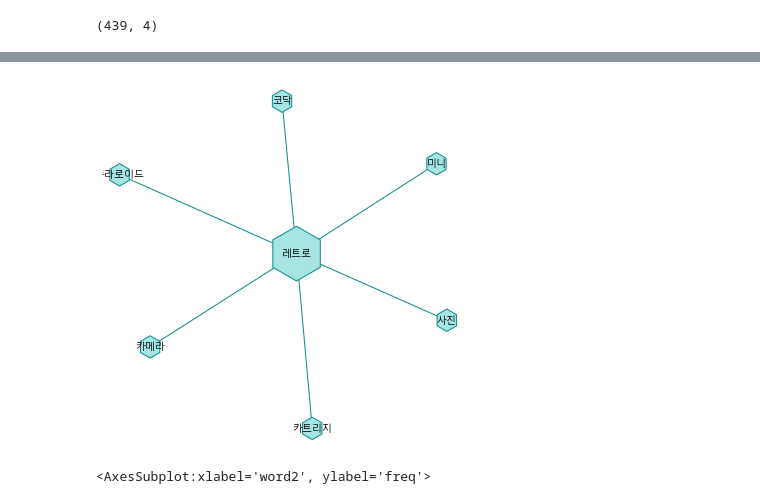
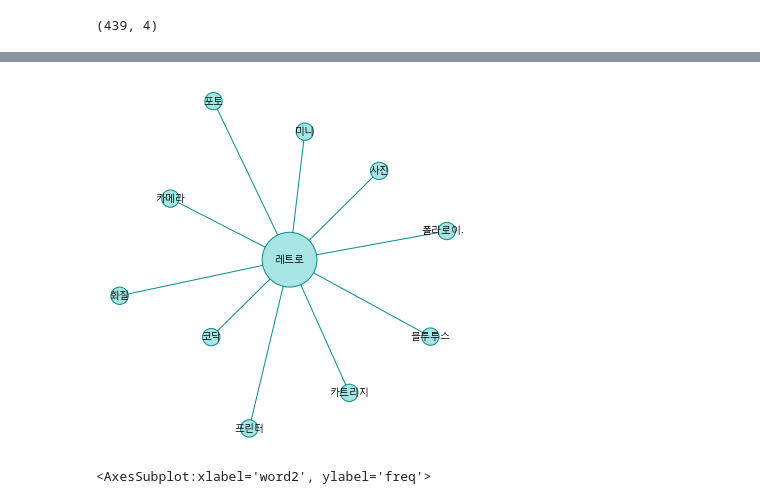
Before and after one commit to AIVLE-School-first-Big-Project/Review_master, a Jupyter notebook: ML/Word_Association/newwork.ipynb, the cells around one changed output, grey strips where cells are left out. Saved outputs shown, nothing was run; the diff lists cells and outputs as text; code cells hidden in the pictures.

```diff
--- a/ML/Word_Association/newwork.ipynb
+++ b/ML/Word_Association/newwork.ipynb
@@ -151,6 +149,6 @@ dataset
 # %%
 dataset = pd.read_csv("networkx1.csv")
-dataset = dataset[dataset['word1']=='레트로'].reset_index(drop=True)
+dataset = dataset[dataset['word1']=='레트로'].reset_index(drop=True).head(10)
 dataset
 
 # 중심성 척도 계산을 위한 Graph를 만든다
@@ -182,35 +180,35 @@ G = nx.Graph()
 for i in range(len(sorted_pgr)):
     G.add_node(sorted_pgr[i][0], nodesize=sorted_dgr[i][1])
 
 for ind in range((len(dataset))):
     G.add_weighted_edges_from([(dataset['word1'][ind], dataset['word2'][ind], int(dataset['freq'][ind]))])
 
 # 노드 크기 조정
 sizes = [G.nodes[node]['nodesize'] * 3000 for node in G]
 
 options = {
     'node_color': '#A7E4E4',
     'edge_color': '#0B8B8B',
     'width': 1,
     'with_labels': True,
     'font_weight': 'regular',
     'font_size':10,
-    'node_shape':"h",
+    # 'node_shape':"o",
 }
 
 # 폰트 설정을 위한 font_manager import
 import matplotlib.font_manager as fm
 import matplotlib.pyplot as plt
 
 
 nx.draw(G, node_size=sizes, pos=nx.spring_layout(G, k=30, iterations=1000), **options, font_family=font_name)  # font_family로 폰트 등록
 ax = plt.gca()
 ax.collections[0].set_edgecolor("#0B8B8B")
 
 plt.savefig("1pi.jpg")
 plt.show()
 # %% [output]
-[figure, old version]
+[figure, new version]
 # %%
 sns.barplot(data=dataset, x="word2",y="freq")
 # %% [output]
```
Also changed, not shown: parts of 5 cells of this notebook, 7 other files.
